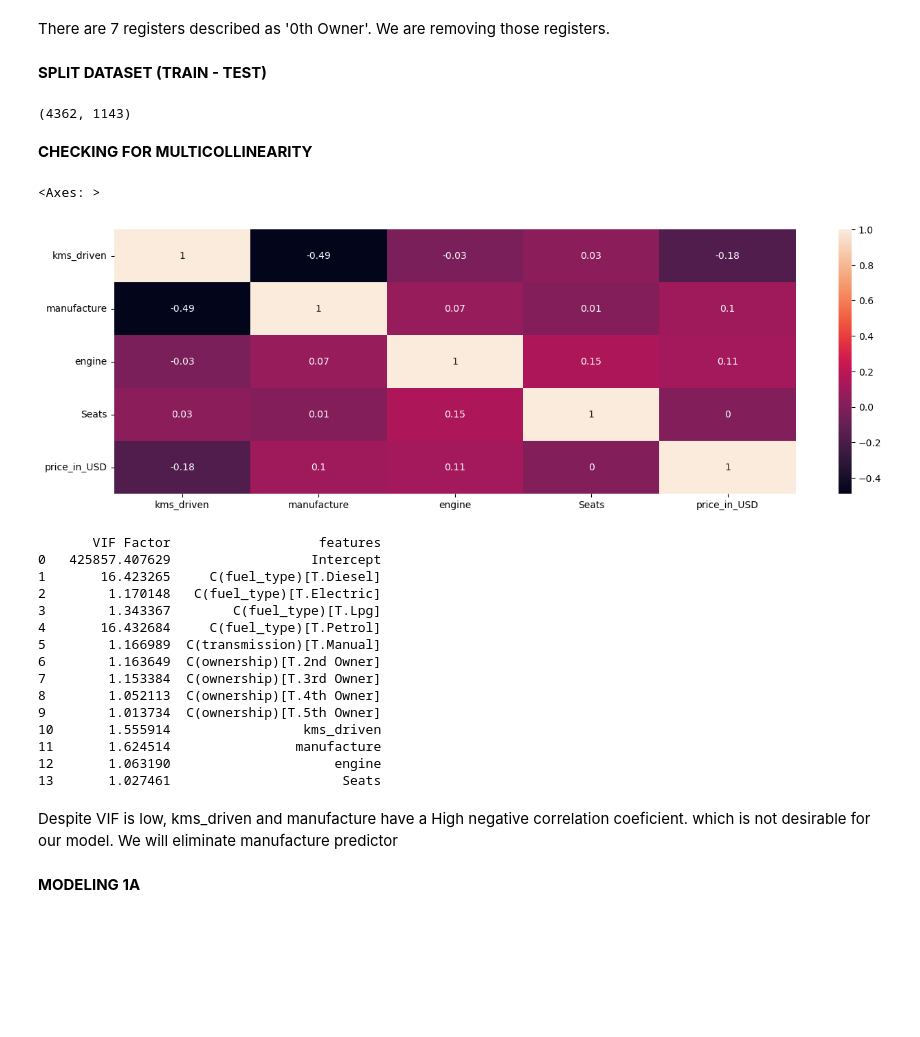
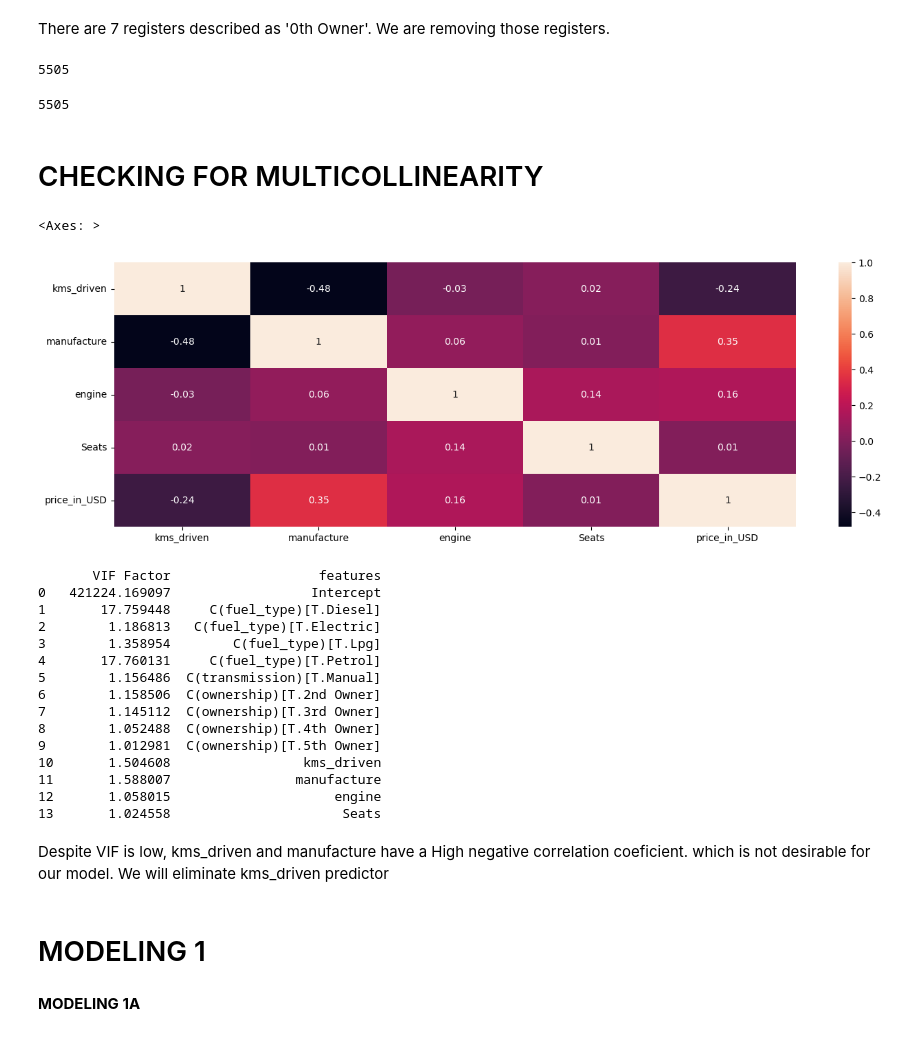
Before and after one commit to rishimo/msds601-project, a Jupyter notebook: david_notebook.ipynb, the cells around one changed output. Drawn from its saved outputs; the diff is of its cells as text; code cells hidden in the pictures; blank space fills up the shorter version.

```diff
--- a/david_notebook.ipynb
+++ b/david_notebook.ipynb
@@ -38,9 +45,21 @@ Seats                  0
 dtype: int64
 # %% [markdown]
 <b> ADJUSTING NUMERIC VALUES AND CHANGING PRICE TO USD</B>
+# %%
+def convert_to_usd(amount):
+    if 'Lakh' in amount:
+        rupees = float(amount.split(' ')[0]) * 100_000
+
+    elif 'Crore' in amount:
+        rupees = float(amount.split(' ')[0]) * 10_000_000
+
+    else:
+        rupees = float(amount.replace(',', ''))
+
+    usd = round(rupees * .012)
+    return usd
 # %%
-exchange_rate = 1203 # 100000 ruppes to dolars
-carsdata["price_in_USD"] = [float(i[:-5])*exchange_rate for i in carsdata["car_prices_in_rupee"]]
+carsdata["price_in_USD"] = carsdata["car_prices_in_rupee"].apply(convert_to_usd)
 carsdata["kms_driven"] = [float(i[:-4].replace(",","")) for i in carsdata["kms_driven"]]
 carsdata["engine"] = [float(i[:-3]) for i in carsdata["engine"]]
 carsdata["Seats"] = [float(i[:-6]) for i in carsdata["Seats"]]
@@ -96,46 +112,51 @@ carsdata = carsdata.loc[carsdata["ownership"] != '0th Owner']
-# %% [markdown]
-<b> SPLIT DATASET (TRAIN - TEST) </B>
-# %%
-msk = np.random.rand(len(carsdata)) < 0.8
-car_train = carsdata[msk]
-car_test = carsdata[~msk]
-len(car_train), len(car_test)
-# %% [output]
-(4362, 1143)
+# %%
+carsdata.shape[0]
+# %% [output]
+5505
+# %%
+# OPTIONAL - TAILOR THE DATA !!!!!
+#carsdata = carsdata[carsdata["price_in_USD"]<3200]
+#carsdata = carsdata[(carsdata["price_in_USD"]>3200) & (carsdata["price_in_USD"]<22000)]
+#carsdata = carsdata[(carsdata["price_in_USD"]>22000)]
+carsdata.shape[0]
+# %% [output]
+5505
 # %% [markdown]
-<b> CHECKING FOR MULTICOLLINEARITY </B>
+# CHECKING FOR MULTICOLLINEARITY
 # %%
-correlation_matrix = car_train.corr().round(2)
+correlation_matrix = carsdata.corr().round(2)
 plt.figure(figsize = (16,5))
 sns.heatmap(data=correlation_matrix, annot=True)
 # %% [output]
 <Axes: >
-[figure, old version]
+[figure, new version]
 # %%
-y, X = dmatrices('price_in_USD~kms_driven+manufacture+engine+Seats+C(fuel_type)+C(transmission)+C(ownership)', data=car_train, return_type='dataframe')
+y, X = dmatrices('price_in_USD~kms_driven+manufacture+engine+Seats+C(fuel_type)+C(transmission)+C(ownership)', data=carsdata, return_type='dataframe')
 vif = pd.DataFrame()
 vif["VIF Factor"] = [variance_inflation_factor(X.values, i) for i in range(X.shape[1])]
 vif["features"] = X.columns
 print(vif)
 # %% [output]
        VIF Factor                   features
-0   425857.407629                  Intercept
-1       16.423265     C(fuel_type)[T.Diesel]
-2        1.170148   C(fuel_type)[T.Electric]
-3        1.343367        C(fuel_type)[T.Lpg]
-4       16.432684     C(fuel_type)[T.Petrol]
-5        1.166989  C(transmission)[T.Manual]
-6        1.163649  C(ownership)[T.2nd Owner]
-7        1.153384  C(ownership)[T.3rd Owner]
-8        1.052113  C(ownership)[T.4th Owner]
-9        1.013734  C(ownership)[T.5th Owner]
-10       1.555914                 kms_driven
-11       1.624514                manufacture
-12       1.063190                     engine
-13       1.027461                      Seats
+0   421224.169097                  Intercept
+1       17.759448     C(fuel_type)[T.Diesel]
+2        1.186813   C(fuel_type)[T.Electric]
+3        1.358954        C(fuel_type)[T.Lpg]
+4       17.760131     C(fuel_type)[T.Petrol]
+5        1.156486  C(transmission)[T.Manual]
+6        1.158506  C(ownership)[T.2nd Owner]
+7        1.145112  C(ownership)[T.3rd Owner]
+8        1.052488  C(ownership)[T.4th Owner]
+9        1.012981  C(ownership)[T.5th Owner]
+10       1.504608                 kms_driven
+11       1.588007                manufacture
+12       1.058015                     engine
+13       1.024558                      Seats
 # %% [markdown]
 Despite VIF is low, kms_driven and manufacture have a High negative correlation coeficient. which is not desirable for our model.
-We will eliminate manufacture predictor
+We will eliminate kms_driven predictor
+# %% [markdown]
+# MODELING 1
 # %% [markdown]
 <b> MODELING 1A</B>
 # %%
```
Also changed, not shown: parts of 52 cells of this notebook.
